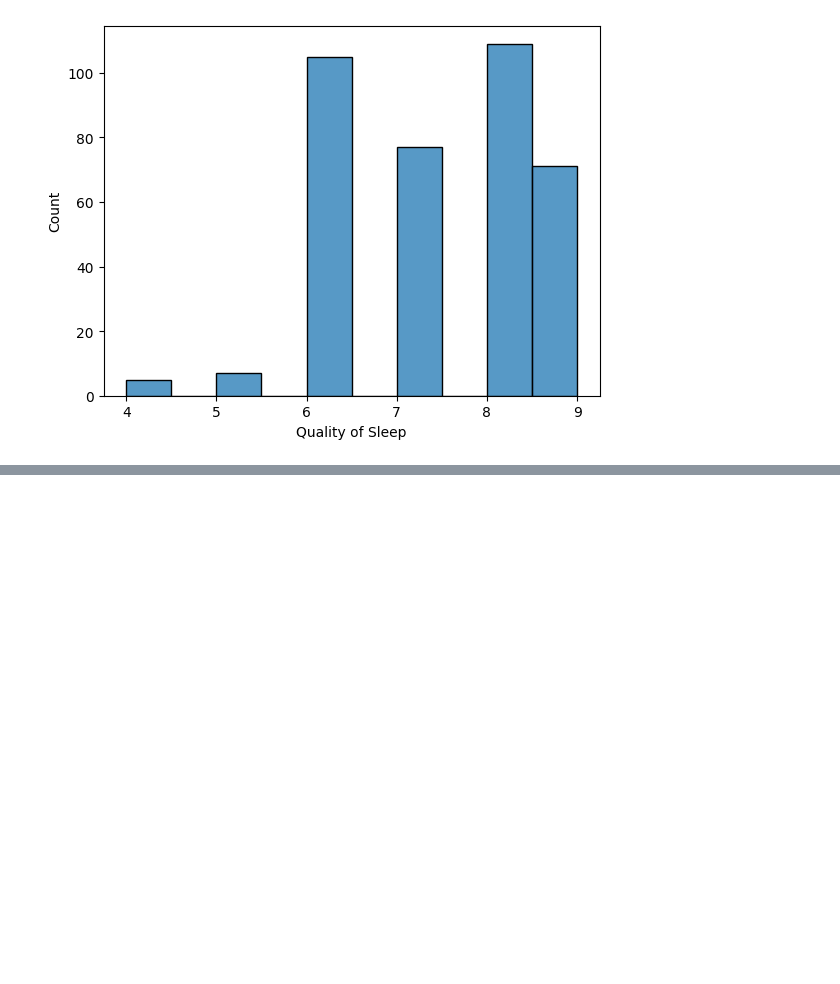
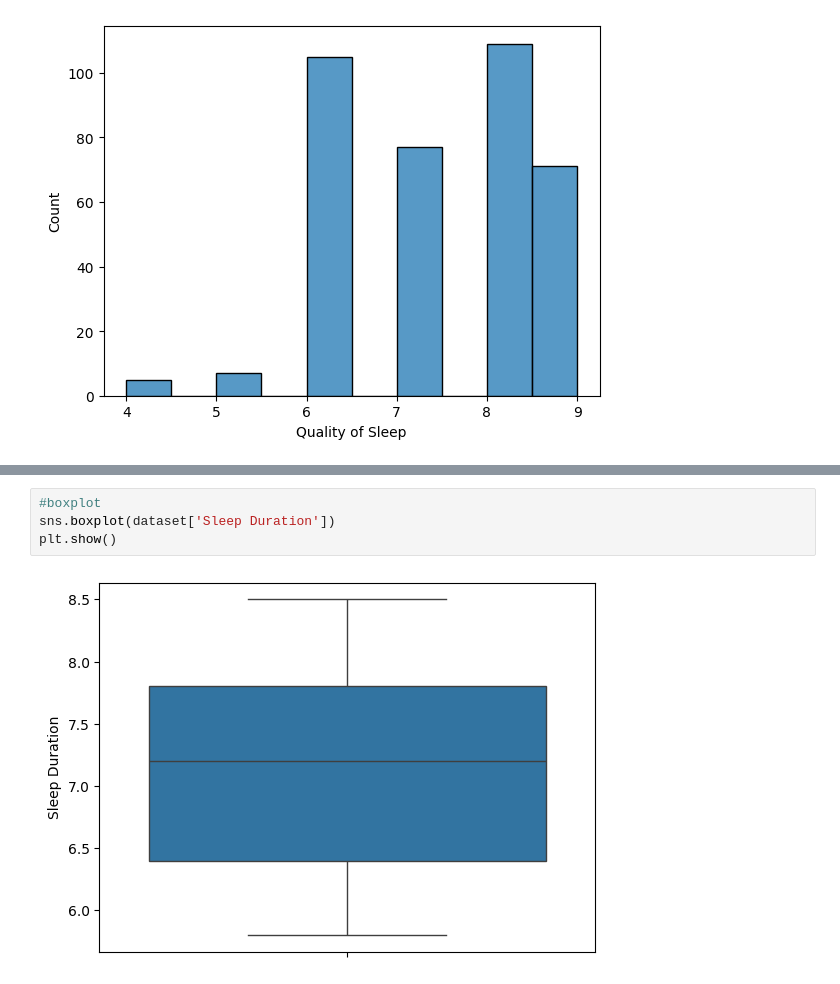
Before and after one commit to suzzzel5/Sleep-health-and-lifestyle-, a Jupyter notebook: notebooks/01_eda.ipynb, the cells around one changed output, grey strips where cells are left out. Cells and saved outputs as stored; diff of their text form; blank space fills up the shorter version.

```diff
--- a/notebooks/01_eda.ipynb
+++ b/notebooks/01_eda.ipynb
@@ -156,0 +185,6 @@ plt.show()
+# %%
+#boxplot
+sns.boxplot(dataset['Sleep Duration'])
+plt.show()
+# %% [output]
+[figure, added]
```
Also changed, not shown: parts of 6 cells of this notebook.
